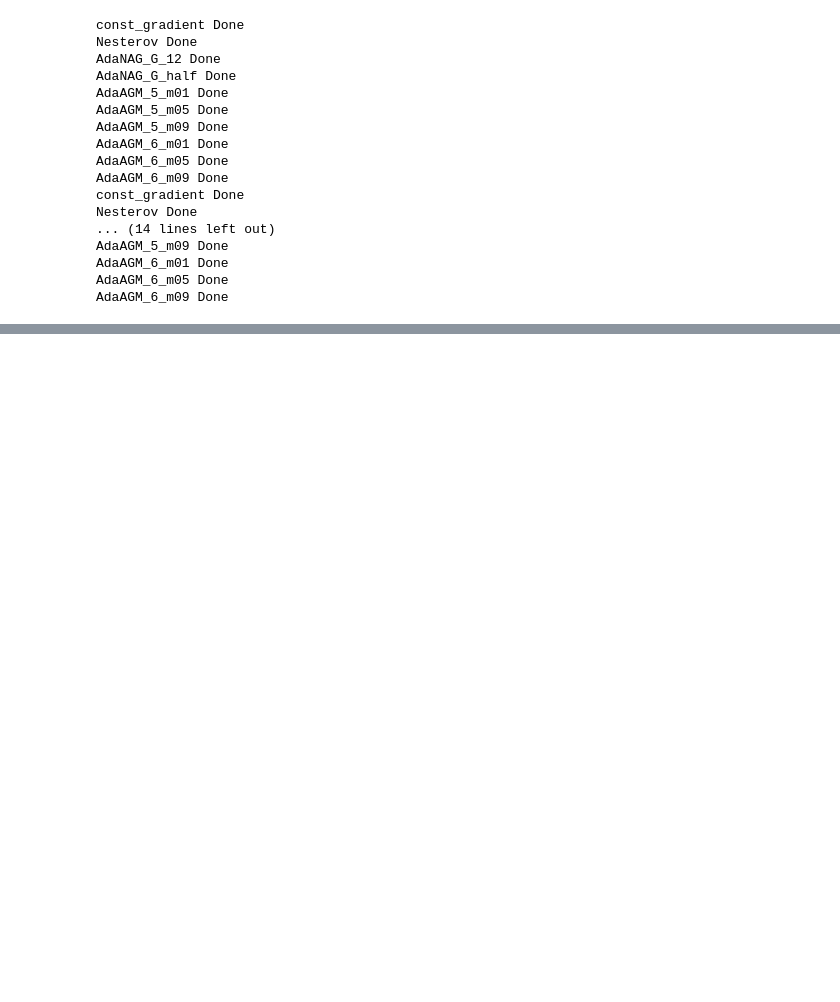
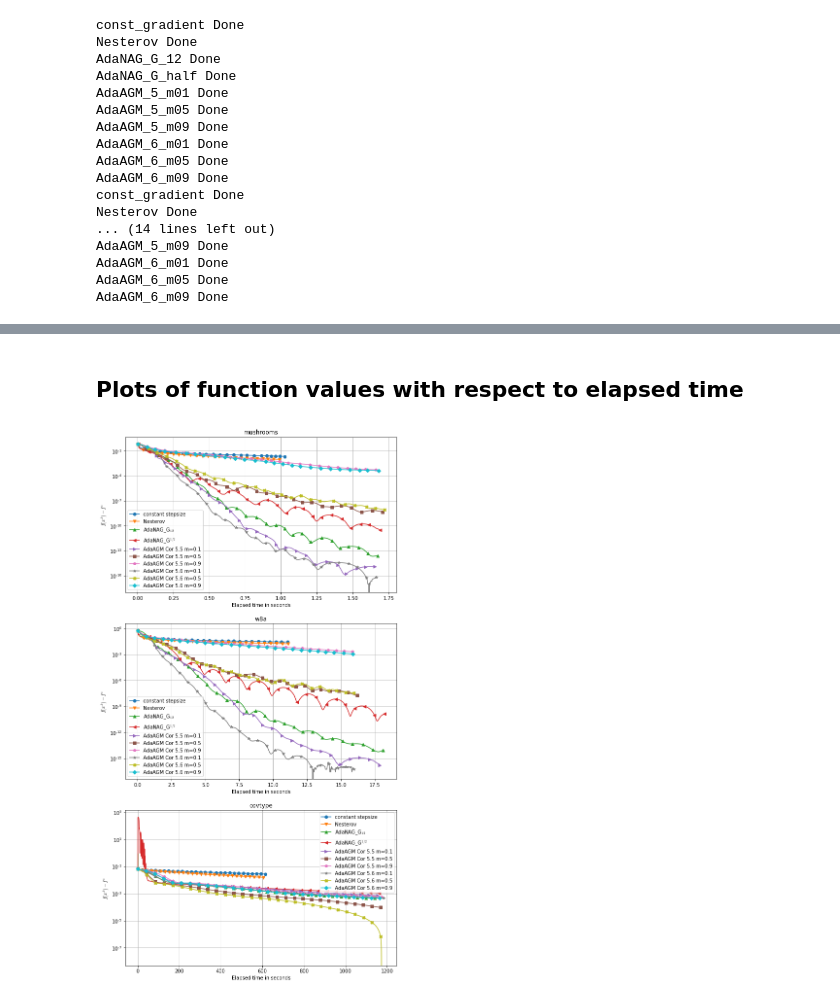
Before and after one commit to srenoldner/Adaptive_accelerated_gradient_descent, a Jupyter notebook: Testing logistic regression.ipynb, the cells around one changed output, grey strips where cells are left out. Cells and saved outputs as stored; diff of their text form; code cells hidden in the pictures; blank space fills up the shorter version.

```diff
--- a/Testing logistic regression.ipynb
+++ b/Testing logistic regression.ipynb
@@ -268,0 +275,15 @@ for k in range(3):
+# %% [markdown]
+## Plots of function values with respect to elapsed time
+# %%
+fig, ax = plt.subplots(3, figsize=(10,20))
+for k in range(3):
+    for index, value_sequence in enumerate(function_values[k]):
+        ax[k].plot(calculation_times[k][index], value_sequence - minimum[k], label=labels[index], marker=markers[index], markevery=mark_every[k])
+    ax[k].set_yscale('log')
+    ax[k].legend()
+    ax[k].set_title(titles[k])
+    ax[k].set_xlabel('Elapsed time in seconds')
+    ax[k].set_ylabel('$f(x^{k}) - f^{*}$')
+    ax[k].grid()
+# %% [output]
+[figure, added]
```
Also changed, not shown: parts of 9 cells of this notebook, 1 other file.
